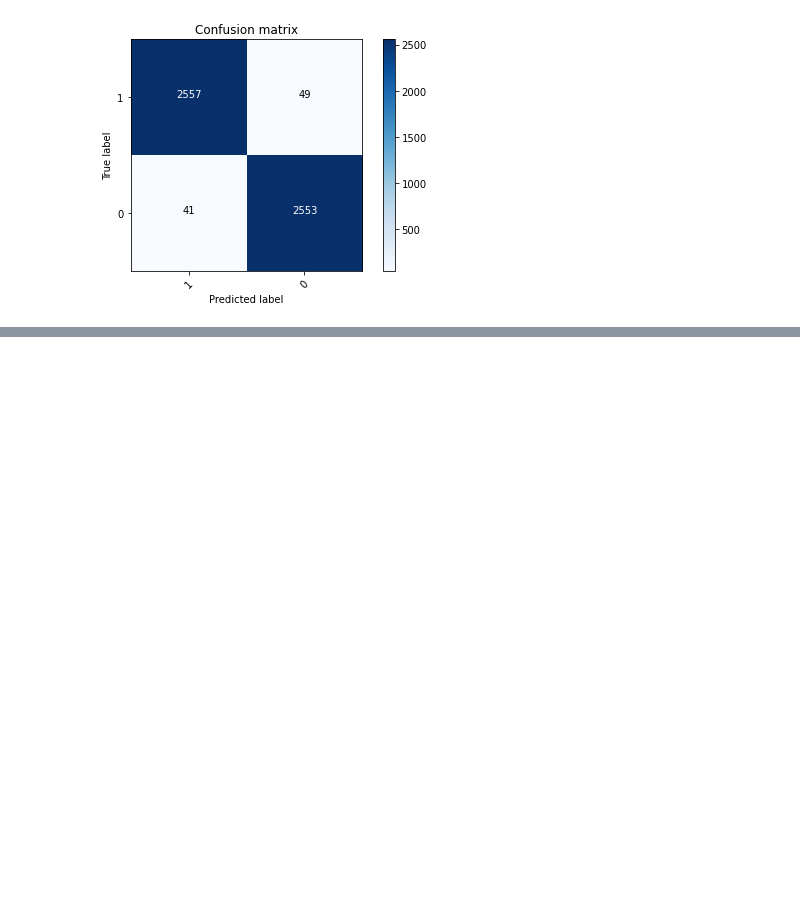
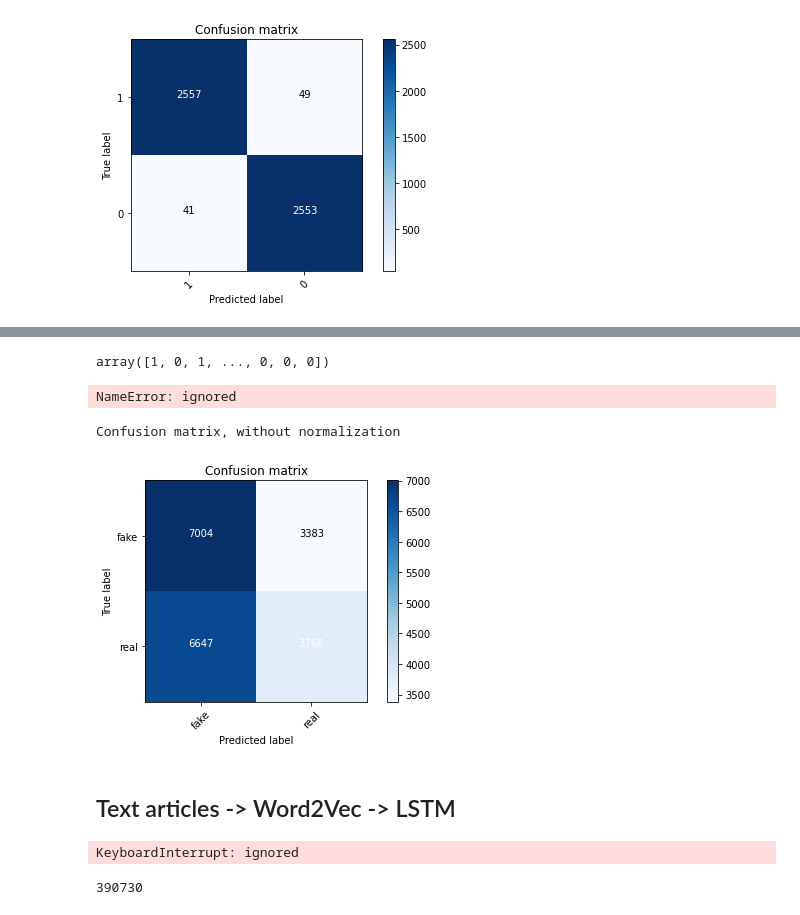
Before and after one commit to RamonaStefan/FakeNews, a Jupyter notebook: FakeNewsDetectionDeepLearning.ipynb, the cells around one changed output, grey strips where cells are left out. Cells and saved outputs as stored; diff of their text form; code cells hidden in the pictures; blank space fills up the shorter version.

```diff
--- a/FakeNewsDetectionDeepLearning.ipynb
+++ b/FakeNewsDetectionDeepLearning.ipynb
@@ -429,0 +1074,42 @@ plt.xticks([0,1,2,3,4,5,6,7,8,9,10,11,12,13,14,15,16,17,18,19])
+# %%
+# Tokenizing Text -> Repsesenting each word by a number
+tokenizer = Tokenizer()
+tokenizer.fit_on_texts(X)
+
+X = tokenizer.texts_to_sequences(X)
+word_index = tokenizer.word_index
+# %%
+# Keep all news at 1000, add padding to news with less than 1000 words and truncating long ones
+maxlen = 1000
+X = pad_sequences(X, maxlen=maxlen)
+# %%
+# Metrics
+prediction = model.predict(X)
+# %%
+prediction2 = np.array([0 if i  == "true" else 1 for i in prediction])
+prediction2
+# %% [output]
+array([1, 0, 1, ..., 0, 0, 0])
+# %%
+print("accuracy: {}%".format(round(accuracy_score(Y, prediction2)*100,2)))
+print(classification_report(Y, prediction2))
+# %% [output]
+NameError: ignored
+# %%
+cm = metrics.confusion_matrix(Y, prediction2)
+confusion_matrix(cm, classes=['fake', 'real'])
+# %% [output]
+Confusion matrix, without normalization
+[figure, added]
+# %% [markdown]
+## Text articles -> Word2Vec -> LSTM
+# %%
+# Dimension of generated vectors
+EMBEDDING_DIM = 10
+w2v_model = gensim.models.Word2Vec(sentences=X, size=EMBEDDING_DIM, window=5, min_count=1)
+# %% [output]
+KeyboardInterrupt: ignored
+# %%
+len(X)
+# %% [output]
+390730
```
Also changed, not shown: parts of 102 cells of this notebook, 3 other files.
